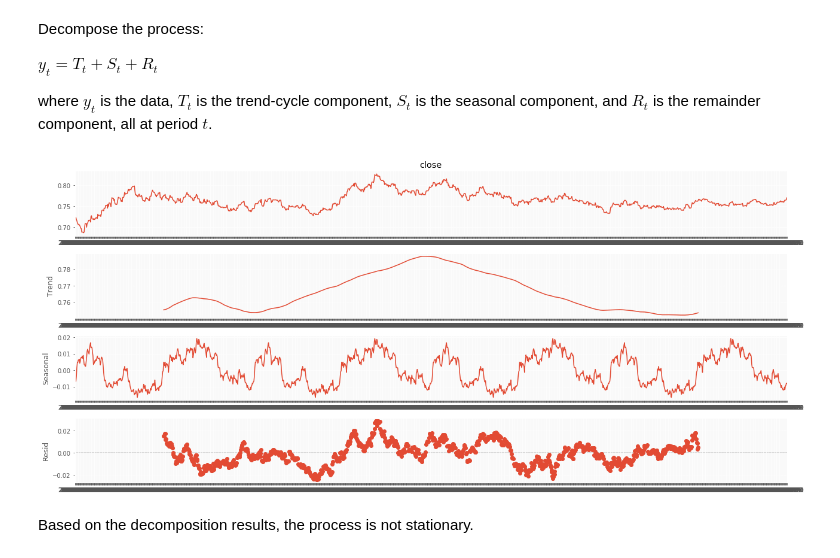
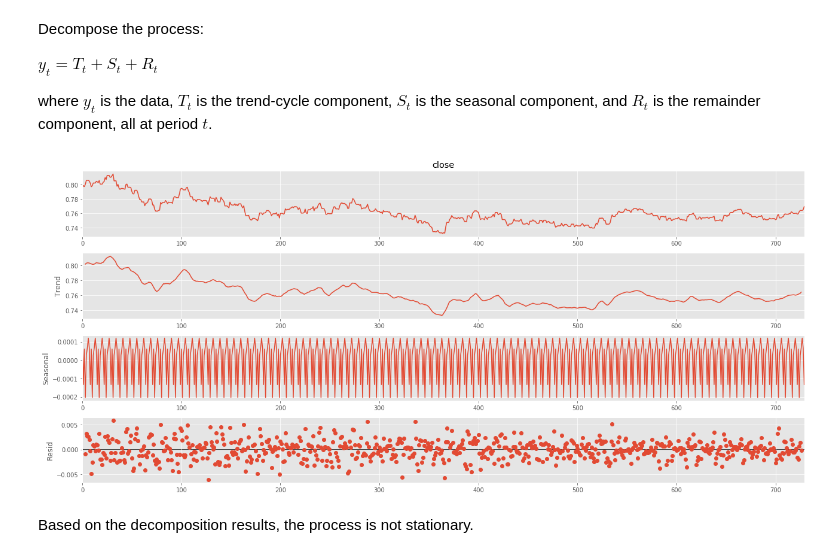
Before and after one commit to flizhou/CAD_USD_exchange_rate_predictor, a Jupyter notebook: scripts/eda.ipynb, the cells around one changed output. Cells and saved outputs as stored; diff of their text form; code cells hidden in the pictures.

Commit message:
Used 2018-2019 instead of 2016-2019 data

```diff
--- a/scripts/eda.ipynb
+++ b/scripts/eda.ipynb
@@ -187,5 +183,6 @@ pd.merge(
 # %%
-sub_data.to_csv('../data/raw_data/cad_to_usd_2016-2019.csv', index=False)
+# sub_data.to_csv('../data/raw_data/cad_to_usd_2018-2019.csv', index=False)
+cad_to_usd = pd.read_csv('../data/raw_data/cad_to_usd_2018-2019.csv')
 # %% [markdown]
 ## 3. Explore the dataset
 # %% [markdown]
@@ -193,10 +190,9 @@ sub_data.to_csv('../data/raw_data/cad_to_usd_2016-2019.csv', index=False)
 # %% [markdown]
 ## 5. Wrangling
 # %%
-cad_to_usd = pd.read_csv('../data/raw_data/cad_to_usd_2016-2019.csv')
 # data imputation with last observation carried over
-cad_to_usd = cad_to_usd.fillna(method='ffill')
-
+cad_to_usd = cad_to_usd.fillna(method='ffill').dropna()
+# cad_to_usd = cad_to_usd.set_index('date')
 cad_to_usd.head()
 # %% [output]
 |  | date | open | high | low | close |
@@ -208,5 +204,3 @@ cad_to_usd.head()
-# %%
-cad_to_usd = cad_to_usd.set_index('date')
 # %% [markdown]
 Split data into train, valid and test datasets
 # %%
@@ -232,7 +226,7 @@ The shape of test is (37, 1)
 # %% [markdown]
 Visualize the time series data
 # %%
-rcParams['figure.figsize'] = 18, 8
+plt.figure(figsize=(18, 8))
 plt.plot(train.close, '-')
 plt.plot(valid.close, '--')
 # plt.plot(test.close, '-')
@@ -247,11 +241,11 @@ $y_t = T_t + S_t + R_t$
 where $y_t$ is the data, $T_t$ is the trend-cycle component, $S_t$ is the seasonal component, and $R_t$ is the remainder component, all at period $t$.
 # %%
 rcParams['figure.figsize'] = 18, 8
-decomposition = sm.tsa.seasonal_decompose(cad_to_usd.close, period=365, model='additive')
+decomposition = seasonal_decompose(cad_to_usd.close, period=7, model='additive')
 fig = decomposition.plot()
 plt.show()
 # %% [output]
-[figure, old version]
+[figure, new version]
 # %% [markdown]
 Based on the decomposition results, the process is not stationary.
 # %% [markdown]
```
Also changed, not shown: parts of 14 cells of this notebook, 1 other file.
